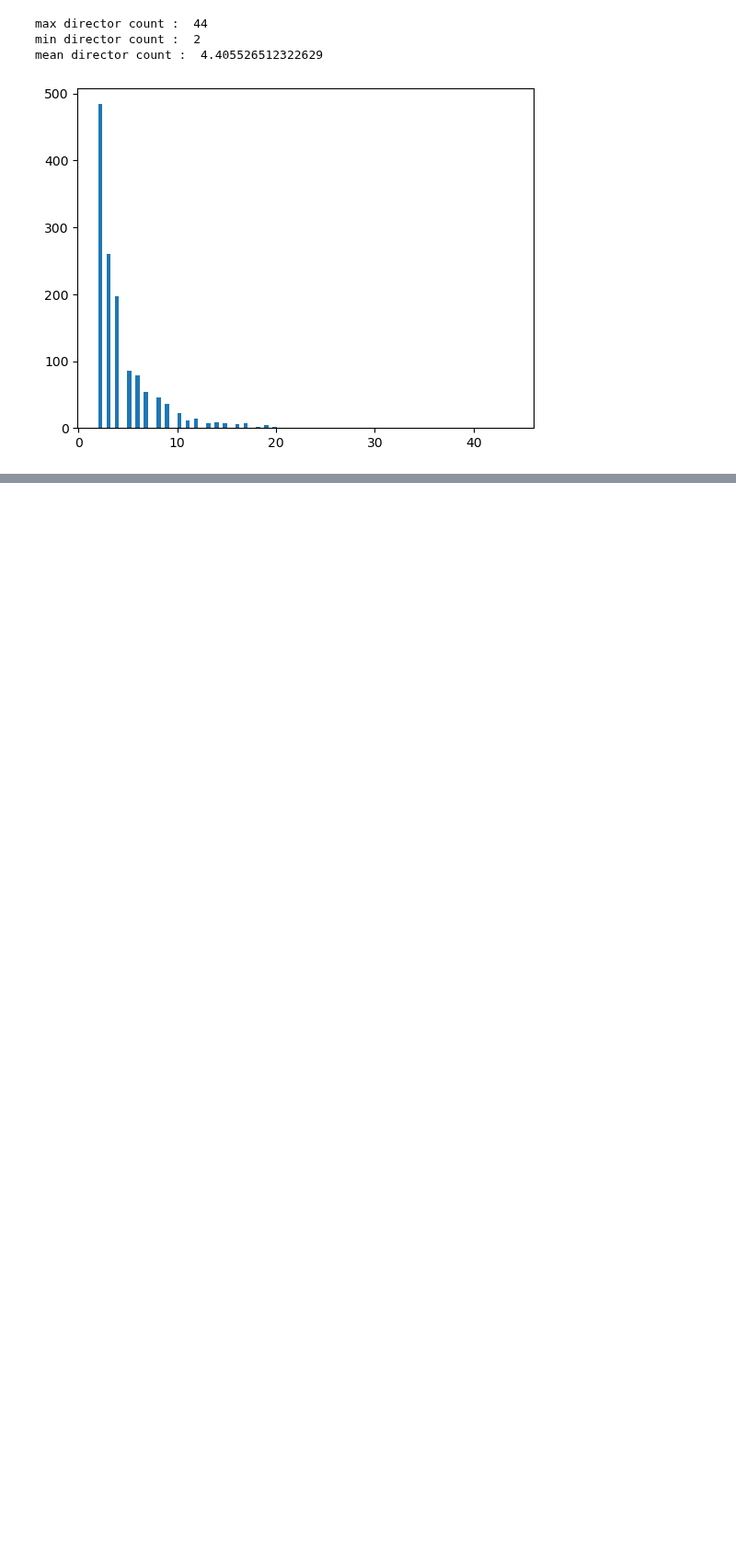
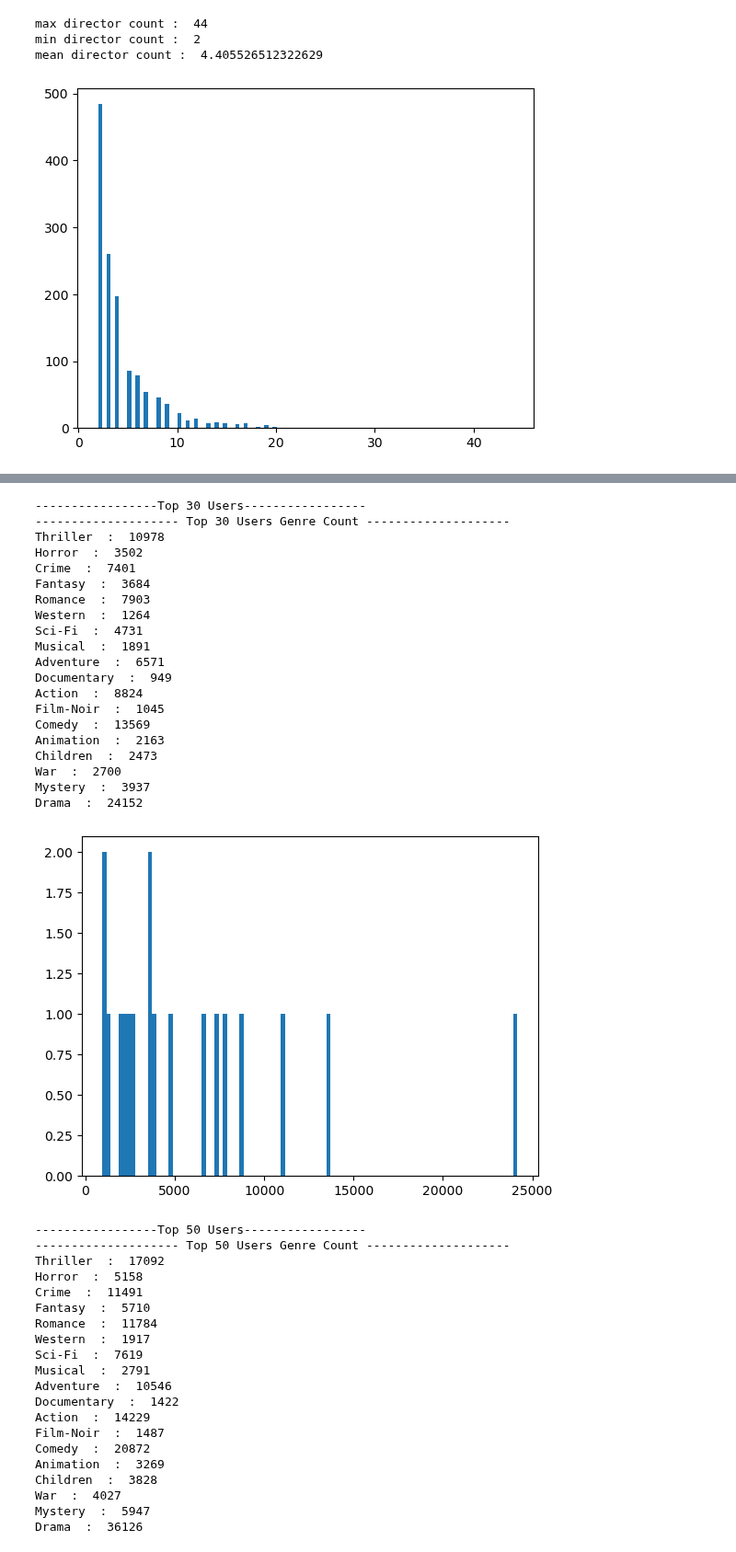
Before and after one commit to boostcampaitech7/level2-recsys-movierecommendation-recsys-08-lv3, a Jupyter notebook: EDA_youngchan.ipynb, the cells around one changed output, grey strips where cells are left out. Shown at 92% size. Drawn from its saved outputs; the diff is of its cells as text; code cells hidden in the pictures; blank space fills up the shorter version.

```diff
--- a/EDA_youngchan.ipynb
+++ b/EDA_youngchan.ipynb
@@ -342,0 +512,71 @@ mean director count :  4.405526512322629
+# %%
+def analyze_user_genre_relationship(top_n_users):
+    top_users = dict(sorted(user_count.items(), key=lambda item: item[1], reverse=True)[:top_n_users])
+    top_users_movies = {user: users[user] for user in top_users.keys()}
+
+    user_genre_count = {genre: 0 for genre in genres}
+
+    for user, movies in top_users_movies.items():
+        for movie in movies:
+            movie_genres = movie_df[movie_df['item'] == movie]['genre'].values
+            if len(movie_genres) > 0:
+                movie_genres = movie_genres[0].split(", ")
+                for genre in movie_genres:
+                    user_genre_count[genre] += 1
+
+    print(f"-------------------- Top {top_n_users} Users Genre Count --------------------")
+    for key in user_genre_count.keys():
+        print(key, " : ", user_genre_count[key])
+
+
+    plt.hist(user_genre_count.values(), bins=100)
+    plt.show()
+# %%
+print("-----------------Top 30 Users-----------------")
+analyze_user_genre_relationship(30)
+print("-----------------Top 50 Users-----------------")
+analyze_user_genre_relationship(50)
+print("-----------------Top 100 Users-----------------")
+analyze_user_genre_relationship(100)
+# %% [output]
+-----------------Top 30 Users-----------------
+-------------------- Top 30 Users Genre Count --------------------
+Thriller  :  10978
+Horror  :  3502
+Crime  :  7401
+Fantasy  :  3684
+Romance  :  7903
+Western  :  1264
+Sci-Fi  :  4731
+Musical  :  1891
+Adventure  :  6571
+Documentary  :  949
+Action  :  8824
+Film-Noir  :  1045
+Comedy  :  13569
+Animation  :  2163
+Children  :  2473
+War  :  2700
+Mystery  :  3937
+Drama  :  24152
+[figure, added]
+-----------------Top 50 Users-----------------
+-------------------- Top 50 Users Genre Count --------------------
+Thriller  :  17092
+Horror  :  5158
+Crime  :  11491
+Fantasy  :  5710
+Romance  :  11784
+Western  :  1917
+Sci-Fi  :  7619
+Musical  :  2791
+Adventure  :  10546
+Documentary  :  1422
+Action  :  14229
+Film-Noir  :  1487
+Comedy  :  20872
+Animation  :  3269
+Children  :  3828
+War  :  4027
+Mystery  :  5947
+Drama  :  36126
```
Also changed, not shown: parts of 13 cells of this notebook.
